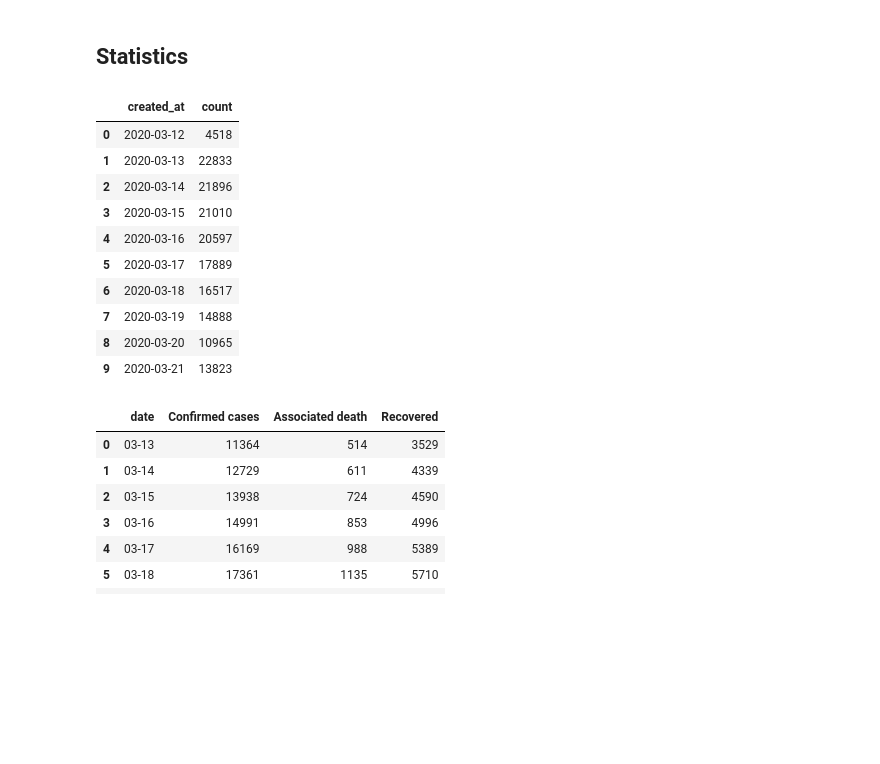
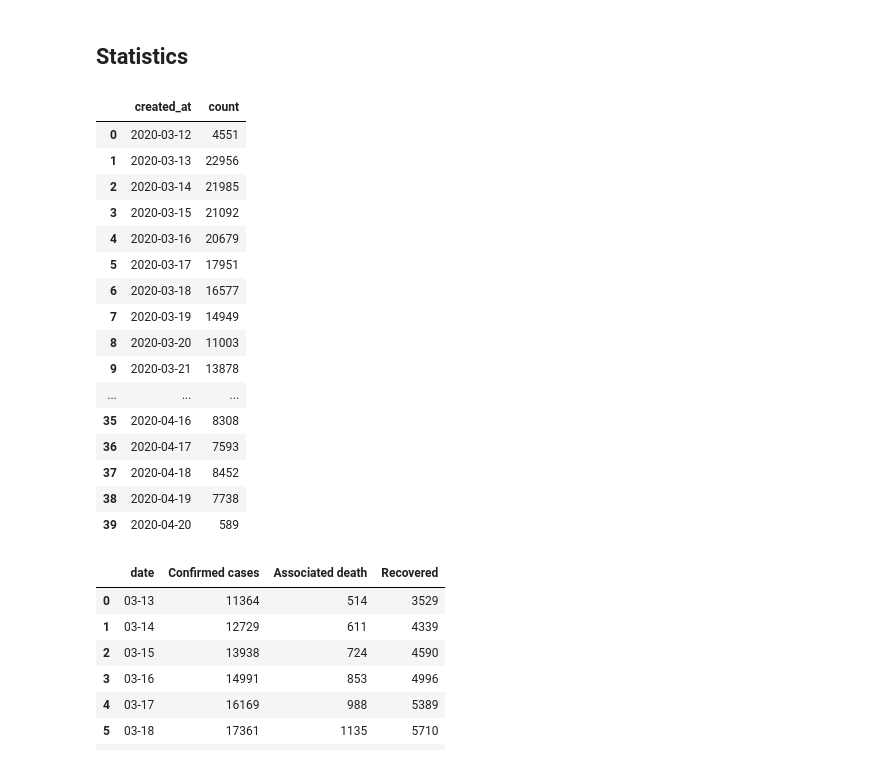
Before and after one commit to phosseini/COVID19-fa, a Jupyter notebook: statistics.ipynb, the cells around one changed output. Saved outputs shown, nothing was run; the diff lists cells and outputs as text; code cells hidden in the pictures; blank space fills up the shorter version.

```diff
--- a/statistics.ipynb
+++ b/statistics.ipynb
@@ -10,21 +9,27 @@ from data_utils import tweets_count_by_day
 
 from data_loader import DataReader
 # %%
-df = tweets_count_by_day()
+df = DataReader().tweets_count_by_day()
 # %%
-df.head(10)
+df.head(60)
 # %% [output]
 |  | created_at | count |
-| 0 | 2020-03-12 | 4518 |
-| 1 | 2020-03-13 | 22833 |
-| 2 | 2020-03-14 | 21896 |
-| 3 | 2020-03-15 | 21010 |
-| 4 | 2020-03-16 | 20597 |
-| 5 | 2020-03-17 | 17889 |
-| 6 | 2020-03-18 | 16517 |
-| 7 | 2020-03-19 | 14888 |
-| 8 | 2020-03-20 | 10965 |
-| 9 | 2020-03-21 | 13823 |
+| 0 | 2020-03-12 | 4551 |
+| 1 | 2020-03-13 | 22956 |
+| 2 | 2020-03-14 | 21985 |
+| 3 | 2020-03-15 | 21092 |
+| 4 | 2020-03-16 | 20679 |
+| 5 | 2020-03-17 | 17951 |
+| 6 | 2020-03-18 | 16577 |
+| 7 | 2020-03-19 | 14949 |
+| 8 | 2020-03-20 | 11003 |
+| 9 | 2020-03-21 | 13878 |
+| ... | ... | ... |
+| 35 | 2020-04-16 | 8308 |
+| 36 | 2020-04-17 | 7593 |
+| 37 | 2020-04-18 | 8452 |
+| 38 | 2020-04-19 | 7738 |
+| 39 | 2020-04-20 | 589 |
 # %%
 cols = ["date", "Confirmed cases", "Associated death", "Recovered"]
 df_iran = pd.DataFrame(columns=cols)
```
Also changed, not shown: parts of 6 cells of this notebook, 2 other files.
